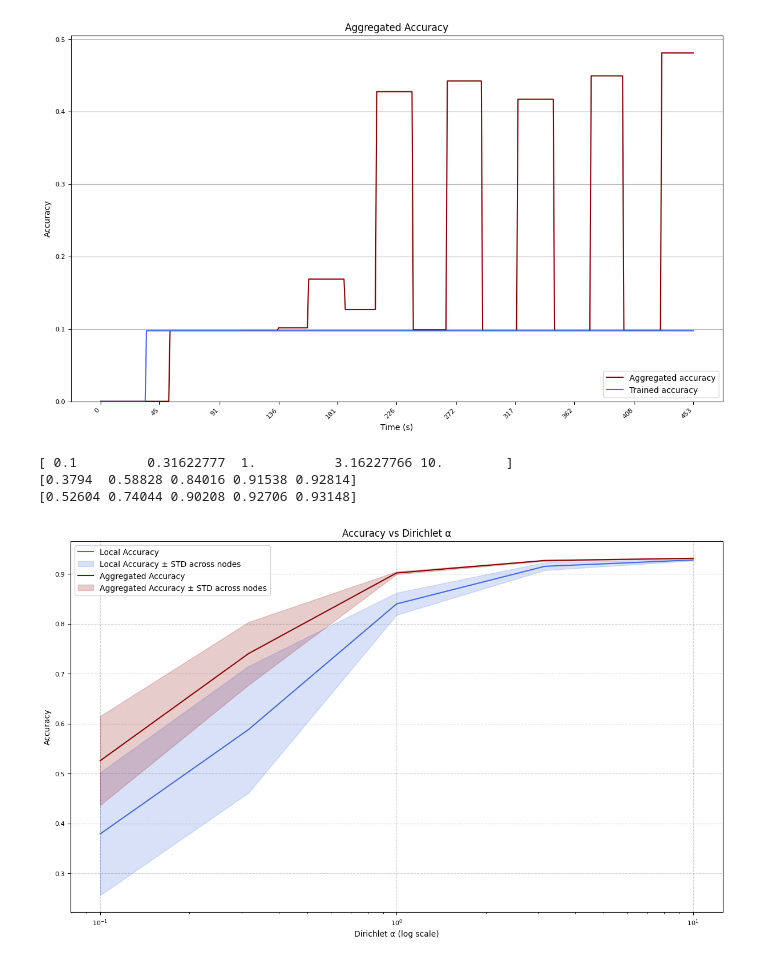
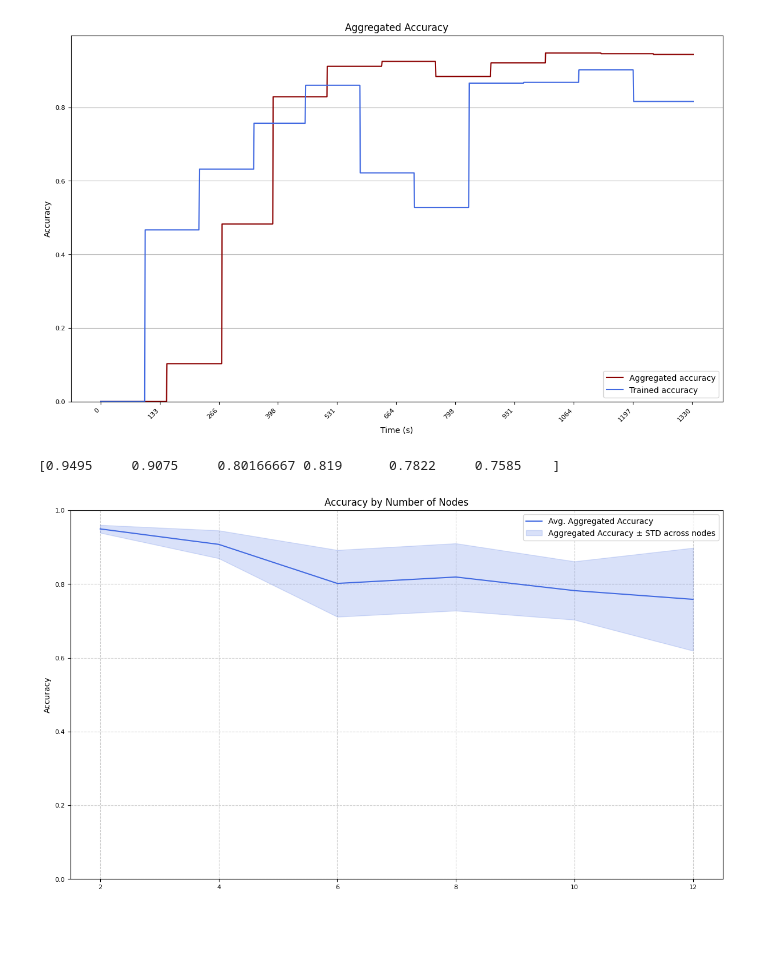
Before and after one commit to Altishofer/DFL_PeerBasedMixing, a Jupyter notebook: experiments/evaluation-plots.ipynb, the cells around one changed output. Cells and saved outputs as stored; diff of their text form; code cells hidden in the pictures; blank space fills up the shorter version.

```diff
--- a/experiments/evaluation-plots.ipynb
+++ b/experiments/evaluation-plots.ipynb
@@ -269,7 +404,4 @@ plot_avg_rtt(nr_hops, "# Maximum Hops", "rtts_per_hops/ex02", "rtts_per_hops_las
 # %%
-nr_nodes = range(3, 10 + 1)
-nr_hops = range(1, 5 + 1)
-
 def get_nr_forwardings(df):
     max_mean = df[df["field"] == "forwarded"].groupby("node")['value'].max().mean()
     return max_mean
@@ -280,22 +412,24 @@ def get_y_axis_values(folder):
     return [get_nr_forwardings(df) for df in df_files]
 
 def plot_avg_forwardings(x_axis, y_axis, ax, xlabel, color):
+    n = min(len(x_axis), len(y_axis))
+    x_axis, y_axis = x_axis[:n], y_axis[:n]
     ax.plot(x_axis, y_axis, marker='o', color=color, label=xlabel)
     ax.set_xlabel(xlabel, color=color)
     ax.set_ylabel("# forwardings per node")
     ax.tick_params(axis='x', colors=color)
 
-y_nodes = get_y_axis_values("nr_forwardings/per_nodes")
-y_hops = get_y_axis_values("nr_forwardings/per_hops")
+y_nodes = get_y_axis_values("nr_nodes")
+y_hops = get_y_axis_values("max_hops")
 
 fig, ax1 = plt.subplots(figsize=FIGURE_SIZE)
 
-plot_avg_forwardings(nr_nodes, y_nodes, ax1, "# nodes", color='darkred')
+plot_avg_forwardings(nr_nodes, y_nodes, ax1, "Number of nodes", color='tab:blue')
 ax1.set_ylabel("# forwardings per node")
-ax1.set_ylim(bottom=0, top=max(max(y_nodes), max(y_hops)) * 1.05)  # ✅ Fit both ranges
+ax1.set_ylim(bottom=0, top=max(max(y_nodes), max(y_hops)) * 1.05)
 
 ax2 = ax1.twiny()
-plot_avg_forwardings(nr_hops, y_hops, ax2, "# hops", color='royalblue')
+plot_avg_forwardings(nr_hops[:4], y_hops, ax2, "Number of hops", color='tab:orange')
 
 plt.tight_layout()
 plt.title("Nr of forwardings")
@@ -308,6 +442,6 @@ plt.show()
 # %%
 def plot_acc(node):
-    filename = get_filenames_in_folder(join(metrics_path, "agg_accuracy"))[0]
+    filename = get_filenames_in_folder(join(metrics_path, "accuracy"))[2]
     df = read_file(filename)
 
     timestamps = df[(df['node'] == node) & (df['field'] == 'aggregated_accuracy')]['timestamp']
@@ -343,58 +477,39 @@ def plot_acc(node):
 
 plot_acc('node_0')
 # %% [output]
-[figure, old version]
+[figure, new version]
 # %%
-alphas = np.logspace(-1, 1, num=5)
-print(alphas)
-
 plt.figure(figsize=FIGURE_SIZE)
 
-files = get_filenames_in_folder(join(metrics_path, "acc_dirichlet"))
+files = get_filenames_in_folder(join(metrics_path, "accuracy"))
 dfs = [read_file(f) for f in files]
 
 def get_attr_per_node(df, attr):
     return df[df['field'] == attr].groupby('node').tail(1)['value']
 
 local_mean = np.array([get_attr_per_node(df, 'accuracy').mean() for df in dfs])
 local_std = np.array([get_attr_per_node(df, 'accuracy').std() for df in dfs])
-agg_mean = np.array([get_attr_per_node(df, 'aggregated_accuracy').mean() for df in dfs])
-agg_std = np.array([get_attr_per_node(df, 'aggregated_accuracy').std() for df in dfs])
 
 print(local_mean)
-print(agg_mean)
 
-plt.plot(alphas, local_mean, color="royalblue", label="Local Accuracy")
+plt.plot(nr_nodes, local_mean, color="royalblue", label="Avg. Aggregated Accuracy")
 plt.fill_between(
-    alphas,
+    nr_nodes,
     local_mean - local_std,
     local_mean + local_std,
     color="royalblue",
     alpha=0.2,
-    label="Local Accuracy ± STD across nodes"
-)
-plt.plot(alphas, agg_mean, color="darkred", label="Aggregated Accuracy")
-plt.fill_between(
-    alphas,
-    agg_mean - agg_std,
-    agg_mean + agg_std,
-    color="darkred",
-    alpha=0.2,
     label="Aggregated Accuracy ± STD across nodes"
 )
 
-
+plt.ylim(0, 1)
 plt.tight_layout()
-plt.xscale("log")
-plt.xlabel("Dirichlet α (log scale)")
 plt.ylabel("Accuracy")
-plt.title("Accuracy vs Dirichlet α")
+plt.title("Accuracy by Number of Nodes")
 plt.legend()
 plt.grid(**GRID_STYLE)
-plt.savefig(join(figure_path, "agg_dirichlet.png"))
+plt.savefig(join(figure_path, "accuracy_by_nodes.png"))
 plt.show()
 # %% [output]
-[ 0.1         0.31622777  1.          3.16227766 10.        ]
-[0.3794  0.58828 0.84016 0.91538 0.92814]
-[0.52604 0.74044 0.90208 0.92706 0.93148]
+[0.9495     0.9075     0.80166667 0.819      0.7822     0.7585    ]
-[figure, old version]
+[figure, new version]
```
Also changed, not shown: parts of 11 cells of this notebook, 6 other files.
